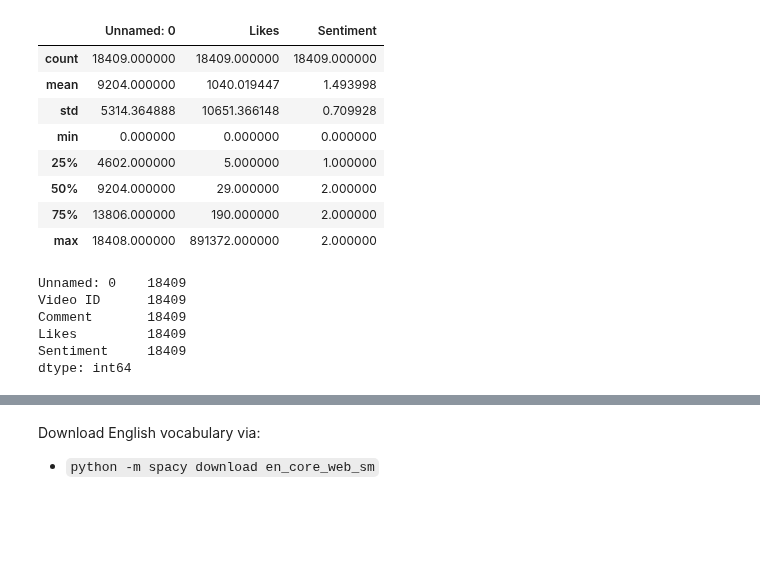
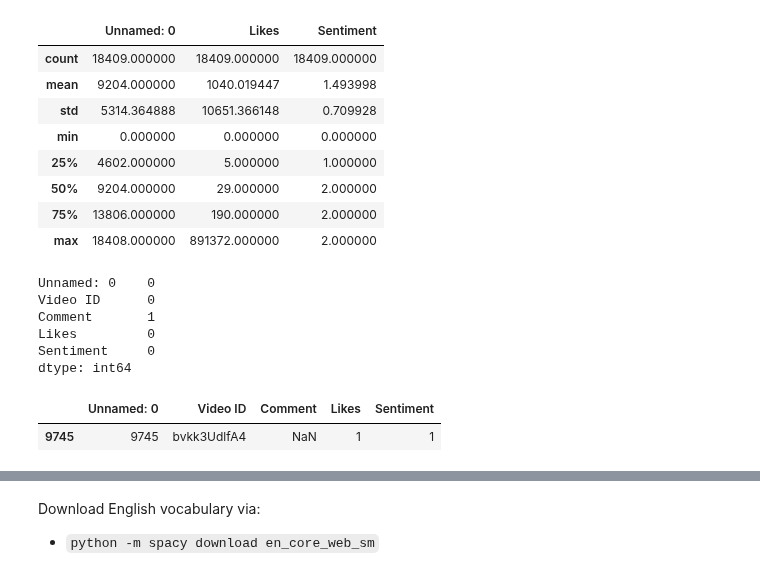
Before and after one commit to menghe2727/data_science, a Jupyter notebook: RNN/RNN_LSTM.ipynb, the cells around one changed output, grey strips where cells are left out. Drawn from its saved outputs; the diff is of its cells as text; code cells hidden in the pictures; blank space fills up the shorter version.

Commit message:
add comments and fix bug for ios system

```diff
--- a/RNN/RNN_LSTM.ipynb
+++ b/RNN/RNN_LSTM.ipynb
@@ -77,15 +103,21 @@ comment.describe()
 | 75% | 13806.000000 | 190.000000 | 2.000000 |
 | max | 18408.000000 | 891372.000000 | 2.000000 |
 # %%
-#do not have null data
-comment.isnull().count()
+#have 1 null data in comment
+comment.isnull().sum()
 # %% [output]
-Unnamed: 0    18409
-Video ID      18409
-Comment       18409
-Likes         18409
-Sentiment     18409
+Unnamed: 0    0
+Video ID      0
+Comment       1
+Likes         0
+Sentiment     0
 dtype: int64
+# %%
+#look at null data
+comment[comment['Comment'].isnull()]
+# %% [output]
+|  | Unnamed: 0 | Video ID | Comment | Likes | Sentiment |
+| 9745 | 9745 | bvkk3UdlfA4 | NaN | 1 | 1 |
 # %%
 #drop the other columns, and change 1 and 2 in sentiment to 1
 comment_data = comment.drop(columns = ['Unnamed: 0', 'Video ID', 'Likes'])
```
Also changed, not shown: parts of 17 cells of this notebook, 5 other files.
